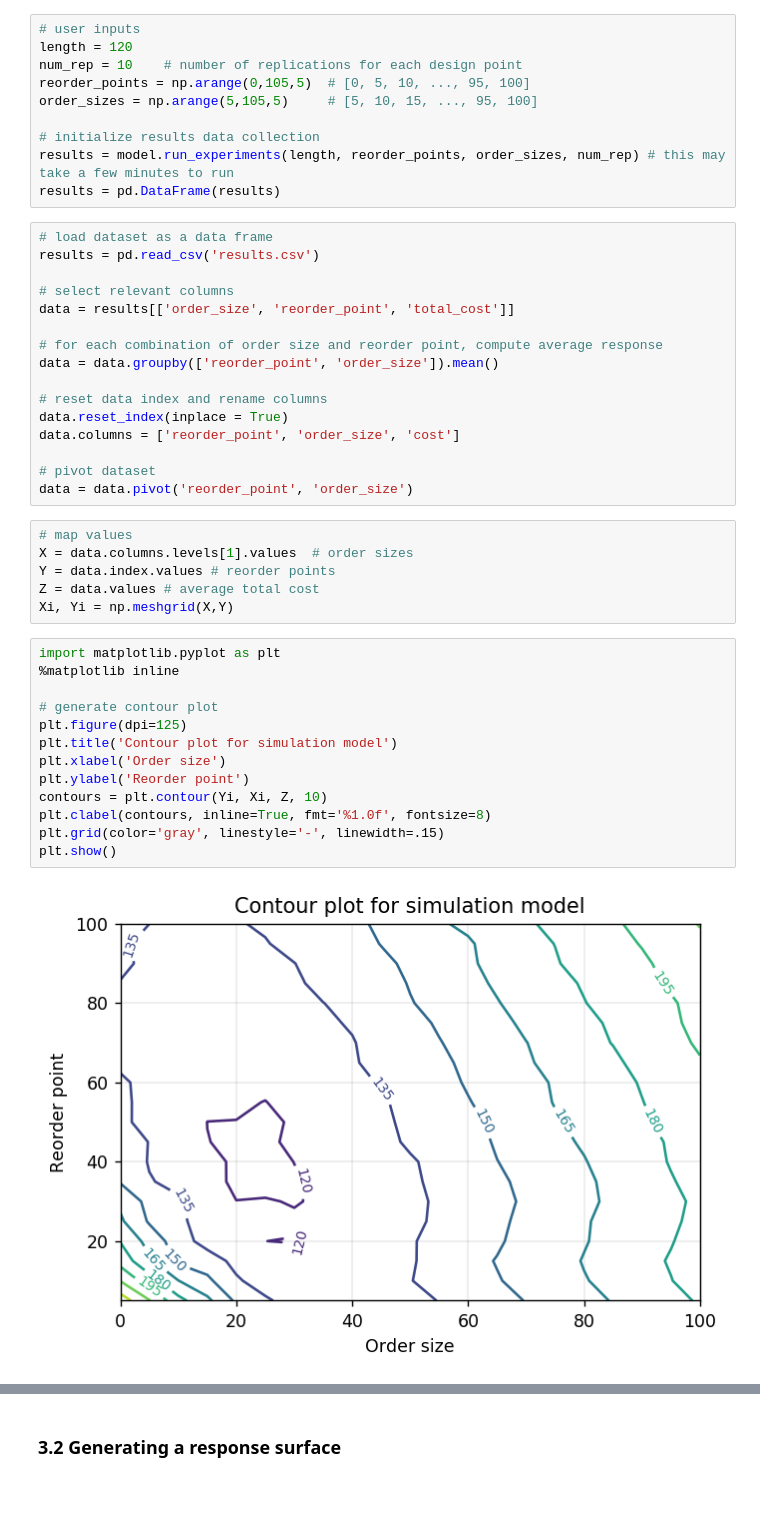
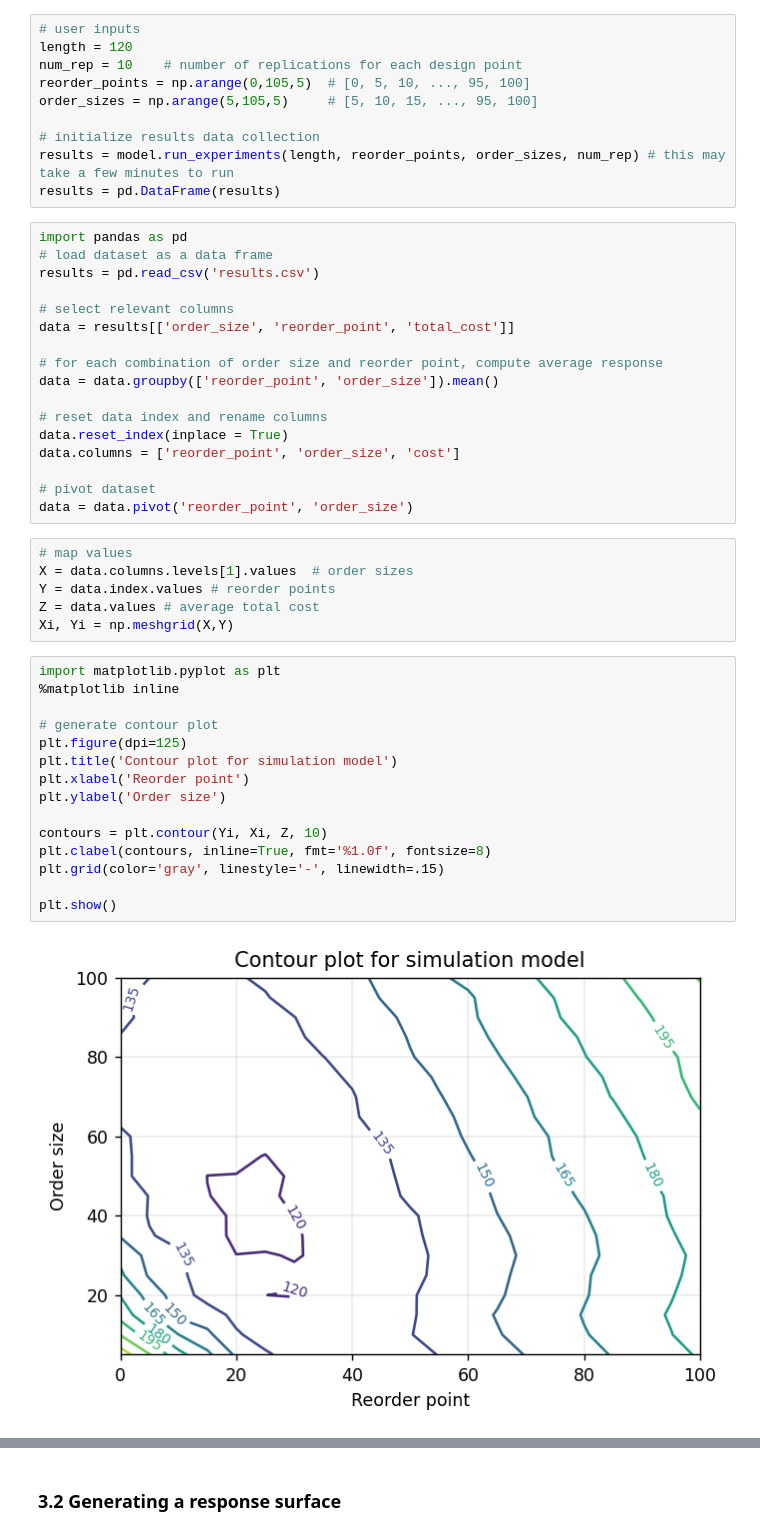
Before and after one commit to Arthurbdt/inventory-simulation, a Jupyter notebook: output_analysis.ipynb, the cells around one changed output, grey strips where cells are left out. Cells and saved outputs as stored; diff of their text form; blank space fills up the shorter version.

```diff
--- a/output_analysis.ipynb
+++ b/output_analysis.ipynb
@@ -189,6 +295,7 @@ order_sizes = np.arange(5,105,5)     # [5, 10, 15, ..., 95, 100]
 results = model.run_experiments(length, reorder_points, order_sizes, num_rep) # this may take a few minutes to run
 results = pd.DataFrame(results)
 # %%
+import pandas as pd
 # load dataset as a data frame
 results = pd.read_csv('results.csv')
 
@@ -213,18 +320,20 @@ Xi, Yi = np.meshgrid(X,Y)
 # %%
 import matplotlib.pyplot as plt
 %matplotlib inline
 
 # generate contour plot
 plt.figure(dpi=125)
 plt.title('Contour plot for simulation model')
-plt.xlabel('Order size')
-plt.ylabel('Reorder point')
+plt.xlabel('Reorder point')
+plt.ylabel('Order size')
+
 contours = plt.contour(Yi, Xi, Z, 10)
 plt.clabel(contours, inline=True, fmt='%1.0f', fontsize=8)
 plt.grid(color='gray', linestyle='-', linewidth=.15)
+
 plt.show()
 # %% [output]
-[figure, old version]
+[figure, new version]
 # %% [markdown]
 The contour plot shows us the expected average monthly total cost for each combination of order size and reorder point.
 
```
Also changed, not shown: parts of 27 cells of this notebook, 3 other files.
